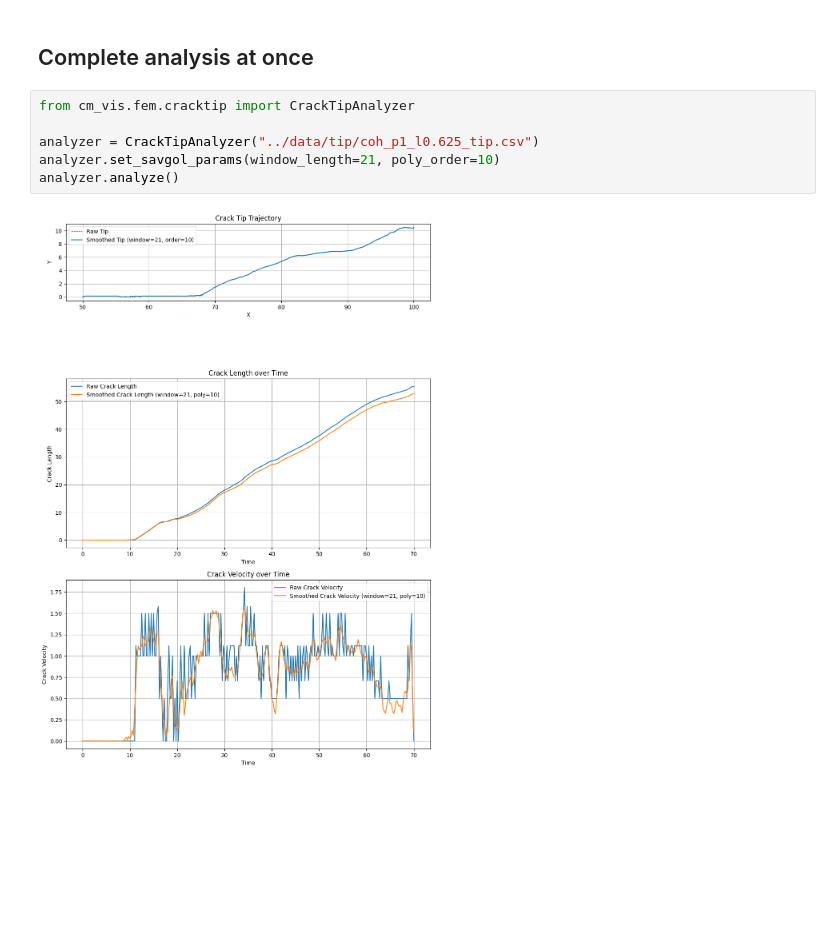
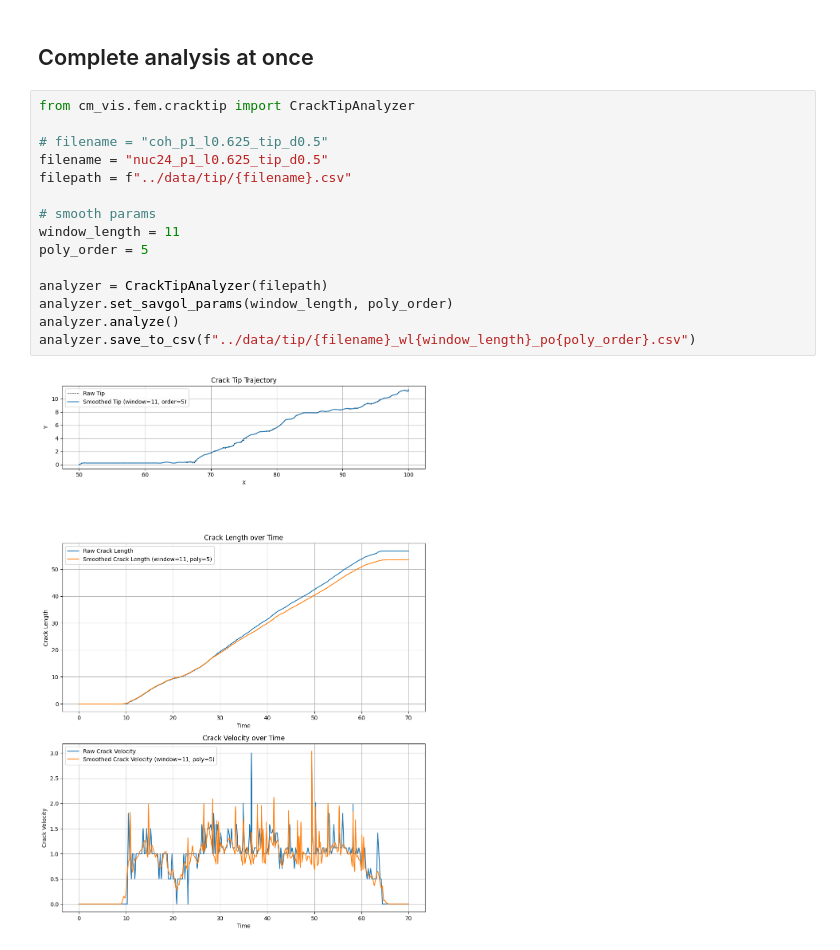
Before and after one commit to lyyc199586/cm-vis, a Jupyter notebook: examples/crack_tip_analysis.ipynb, the cells around one changed output. Cells and saved outputs as stored; diff of their text form; blank space fills up the shorter version.

```diff
--- a/examples/crack_tip_analysis.ipynb
+++ b/examples/crack_tip_analysis.ipynb
@@ -77,11 +77,20 @@ Name: Smoothed Velocity, Length: 281, dtype: float64
 analyzer.save_to_csv("../data/tip/test_tip_out.csv")
 # %% [markdown]
 ## Complete analysis at once
-# %%
-from cm_vis.fem.cracktip import CrackTipAnalyzer
-
-analyzer = CrackTipAnalyzer("../data/tip/coh_p1_l0.625_tip.csv")
-analyzer.set_savgol_params(window_length=21, poly_order=10)
-analyzer.analyze()
-# %% [output]
-[figure, removed]
+# %%
+from cm_vis.fem.cracktip import CrackTipAnalyzer
+
+# filename = "coh_p1_l0.625_tip_d0.5"
+filename = "nuc24_p1_l0.625_tip_d0.5"
+filepath = f"../data/tip/{filename}.csv"
+
+# smooth params
+window_length = 11
+poly_order = 5
+
+analyzer = CrackTipAnalyzer(filepath)
+analyzer.set_savgol_params(window_length, poly_order)
+analyzer.analyze()
+analyzer.save_to_csv(f"../data/tip/{filename}_wl{window_length}_po{poly_order}.csv")
+# %% [output]
+[figure, added]
```
Also changed, not shown: 2 other files.
